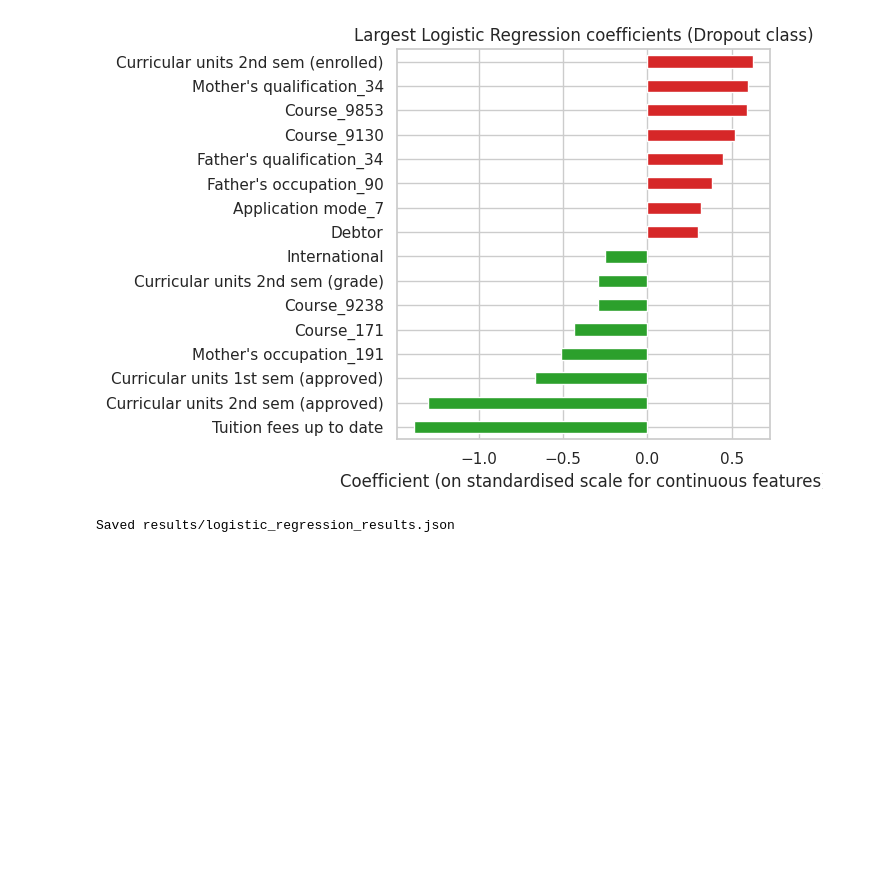
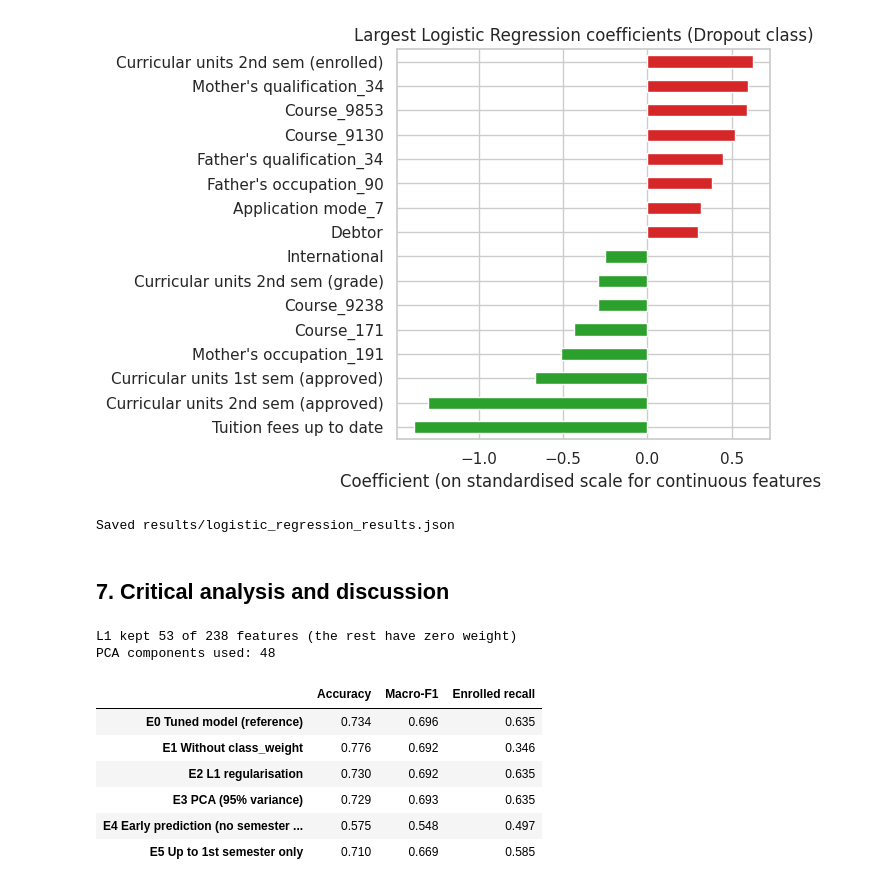
Before and after one commit to LoshithaAI/ML-Assignment, a Jupyter notebook: notebooks/logistic_regression.ipynb, the cells around one changed output. Saved outputs shown, nothing was run; the diff lists cells and outputs as text; code cells hidden in the pictures; blank space fills up the shorter version.

Commit message:
Add critical analysis and discussion

```diff
--- a/notebooks/logistic_regression.ipynb
+++ b/notebooks/logistic_regression.ipynb
@@ -579,3 +579,54 @@ with open("results/logistic_regression_results.json", "w") as f:
 print("Saved results/logistic_regression_results.json")
 # %% [output]
 Saved results/logistic_regression_results.json
+# %% [markdown]
+## 7. Critical analysis and discussion
+# %%
+best_C = grid.best_params_["clf__C"]
+best_cw = grid.best_params_["clf__class_weight"]
+experiments = {}
+
+def evaluate(name, model, Xtr, Xte):
+    model.fit(Xtr, y_train)
+    p = model.predict(Xte)
+    experiments[name] = {"Accuracy": accuracy_score(y_test, p),
+                         "Macro-F1": f1_score(y_test, p, average="macro"),
+                         "Enrolled recall": recall_score(y_test, p, labels=["Enrolled"], average=None)[0]}
+
+evaluate("E0 Tuned model (reference)", build_pipeline(num_cols, C=best_C, class_weight=best_cw), X_train, X_test)
+
+evaluate("E1 Without class_weight", build_pipeline(num_cols, C=best_C, class_weight=None), X_train, X_test)
+
+l1 = build_pipeline(num_cols, C=best_C, class_weight=best_cw, penalty="l1", solver="saga", max_iter=3000)
+evaluate("E2 L1 regularisation", l1, X_train, X_test)
+n_kept = int((np.abs(l1.named_steps["clf"].coef_).max(axis=0) > 1e-8).sum())
+print(f"L1 kept {n_kept} of {X_train.shape[1]} features (the rest have zero weight)")
+
+pca_pipe = Pipeline([("prep", ColumnTransformer([("scale", StandardScaler(), num_cols)], remainder="passthrough")),
+                     ("pca", PCA(n_components=0.95, random_state=RANDOM_STATE)),
+                     ("clf", LogisticRegression(C=best_C, class_weight=best_cw, max_iter=5000, random_state=RANDOM_STATE))])
+evaluate("E3 PCA (95% variance)", pca_pipe, X_train, X_test)
+print("PCA components used:", pca_pipe.named_steps["pca"].n_components_)
+
+early_cols = [c for c in X_train.columns if not c.startswith("Curricular units")]
+early_num = [c for c in num_cols if c in early_cols]
+evaluate("E4 Early prediction (no semester data)", build_pipeline(early_num, C=best_C, class_weight=best_cw),
+         X_train[early_cols], X_test[early_cols])
+
+sem1_cols = [c for c in X_train.columns if not c.startswith("Curricular units 2nd sem")]
+sem1_num = [c for c in num_cols if c in sem1_cols]
+evaluate("E5 Up to 1st semester only", build_pipeline(sem1_num, C=best_C, class_weight=best_cw),
+         X_train[sem1_cols], X_test[sem1_cols])
+
+exp_table = pd.DataFrame(experiments).T.round(3)
+exp_table
+# %% [output]
+L1 kept 53 of 238 features (the rest have zero weight)
+PCA components used: 48
+|  | Accuracy | Macro-F1 | Enrolled recall |
+| E0 Tuned model (reference) | 0.734 | 0.696 | 0.635 |
+| E1 Without class_weight | 0.776 | 0.692 | 0.346 |
+| E2 L1 regularisation | 0.730 | 0.692 | 0.635 |
+| E3 PCA (95% variance) | 0.729 | 0.693 | 0.635 |
+| E4 Early prediction (no semester ... | 0.575 | 0.548 | 0.497 |
+| E5 Up to 1st semester only | 0.710 | 0.669 | 0.585 |
```
Also changed, not shown: parts of 2 cells of this notebook.
